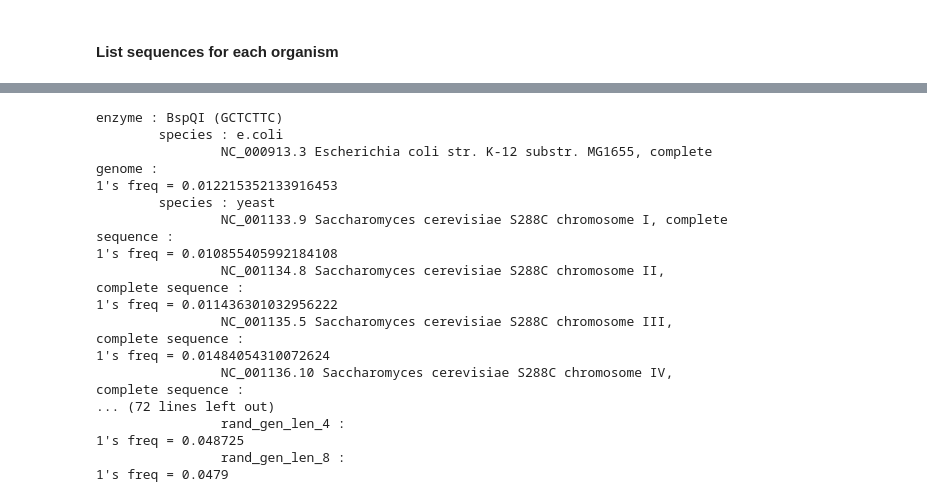
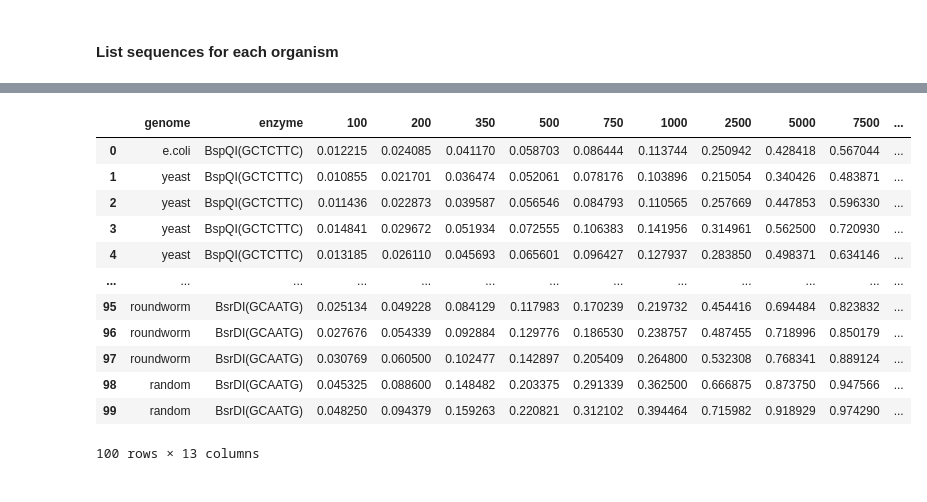
Before and after one commit to przestaw/BGM_assembler, a Jupyter notebook: binary_analysis.ipynb, the cells around one changed output, grey strips where cells are left out. Saved outputs shown, nothing was run; the diff lists cells and outputs as text; code cells hidden in the pictures.

```diff
--- a/binary_analysis.ipynb
+++ b/binary_analysis.ipynb
@@ -90,17 +80,0 @@ enzyme : BspQI (GCTCTTC)
-# %%
-def quant_with_value(maps, quant):
-    tmp = {}
-    for enzyme, sequences in maps.items():
-        quanted = {}
-        for species, genome in sequences.items():
-            rmaps = []
-            for chromosome in genome:
-                rmaps.append([chromosome[0], dig.gen_bin_map_from_digest(chromosome[1], quantize=quant)])
-            quanted[species] = rmaps
-        tmp[enzyme] = quanted
-
-    return tmp
-
-quanted_maps = quant_with_value(digest, quant=250)
-
-print_dict(quanted_maps)
@@ -125,43 +103,39 @@ enzyme : BspQI (GCTCTTC)
 # %%
-def frequency(sequence):
+def frequency(sequence, val='1'):
     count = 0
     for i in sequence:
-        if i == '1':
+        if i == val:
             count = count + 1
     return count/len(sequence)
 
 def count_labels_freq(maps):
-    tmp = {}
-    for enzyme, sequences in maps.items():
-        quanted = {}
-        for species, genome in sequences.items():
-            rmaps = []
+    data = []
+    for enzyme, dig in maps.items():
+        for species, genome in dig.items():
             for chromosome in genome:
-                rmaps.append([chromosome[0], frequency(chromosome[1])])
-            quanted[species] = rmaps
-        tmp[enzyme] = quanted
-
-    return tmp
+                tmp = [species, enzyme]
+                for quanted in chromosome:
+                    tmp.append(frequency(quanted[2]))
+                data.append(tmp)
+    return data
 
 
 freq_of_maps = count_labels_freq(quanted_maps)
 
-print_dict(freq_of_maps)
+table = pd.DataFrame.from_records(freq_of_maps, columns=['genome', 'enzyme']+quant_values)
+
+table
 # %% [output]
+|  | genome | enzyme | 100 | 200 | 350 | 500 | 750 | 1000 | 2500 | 5000 | 7500 | ... |
+| 0 | e.coli | BspQI(GCTCTTC) | 0.012215 | 0.024085 | 0.041170 | 0.058703 | 0.086444 | 0.113744 | 0.250942 | 0.428418 | 0.567044 | ... |
+| 1 | yeast | BspQI(GCTCTTC) | 0.010855 | 0.021701 | 0.036474 | 0.052061 | 0.078176 | 0.103896 | 0.215054 | 0.340426 | 0.483871 | ... |
+| 2 | yeast | BspQI(GCTCTTC) | 0.011436 | 0.022873 | 0.039587 | 0.056546 | 0.084793 | 0.110565 | 0.257669 | 0.447853 | 0.596330 | ... |
+| 3 | yeast | BspQI(GCTCTTC) | 0.014841 | 0.029672 | 0.051934 | 0.072555 | 0.106383 | 0.141956 | 0.314961 | 0.562500 | 0.720930 | ... |
+| 4 | yeast | BspQI(GCTCTTC) | 0.013185 | 0.026110 | 0.045693 | 0.065601 | 0.096427 | 0.127937 | 0.283850 | 0.498371 | 0.634146 | ... |
+| ... | ... | ... | ... | ... | ... | ... | ... | ... | ... | ... | ... | ... |
+| 95 | roundworm | BsrDI(GCAATG) | 0.025134 | 0.049228 | 0.084129 | 0.117983 | 0.170239 | 0.219732 | 0.454416 | 0.694484 | 0.823832 | ... |
+| 96 | roundworm | BsrDI(GCAATG) | 0.027676 | 0.054339 | 0.092884 | 0.129776 | 0.186530 | 0.238757 | 0.487455 | 0.718996 | 0.850179 | ... |
+| 97 | roundworm | BsrDI(GCAATG) | 0.030769 | 0.060500 | 0.102477 | 0.142897 | 0.205409 | 0.264800 | 0.532308 | 0.768341 | 0.889124 | ... |
+| 98 | random | BsrDI(GCAATG) | 0.045325 | 0.088600 | 0.148482 | 0.203375 | 0.291339 | 0.362500 | 0.666875 | 0.873750 | 0.947566 | ... |
+| 99 | random | BsrDI(GCAATG) | 0.048250 | 0.094379 | 0.159263 | 0.220821 | 0.312102 | 0.394464 | 0.715982 | 0.918929 | 0.974290 | ... |
-enzyme : BspQI (GCTCTTC)
-        species : e.coli
-                NC_000913.3 Escherichia coli str. K-12 substr. MG1655, complete genome :
-1's freq = 0.012215352133916453
-        species : yeast
-                NC_001133.9 Saccharomyces cerevisiae S288C chromosome I, complete sequence :
-1's freq = 0.010855405992184108
-                NC_001134.8 Saccharomyces cerevisiae S288C chromosome II, complete sequence :
-1's freq = 0.011436301032956222
-                NC_001135.5 Saccharomyces cerevisiae S288C chromosome III, complete sequence :
-1's freq = 0.01484054310072624
-                NC_001136.10 Saccharomyces cerevisiae S288C chromosome IV, complete sequence :
-... (72 lines left out)
-                rand_gen_len_4 :
-1's freq = 0.048725
-                rand_gen_len_8 :
-1's freq = 0.0479
+100 rows × 13 columns
```
Also changed, not shown: parts of 9 cells of this notebook, 8 other files.
